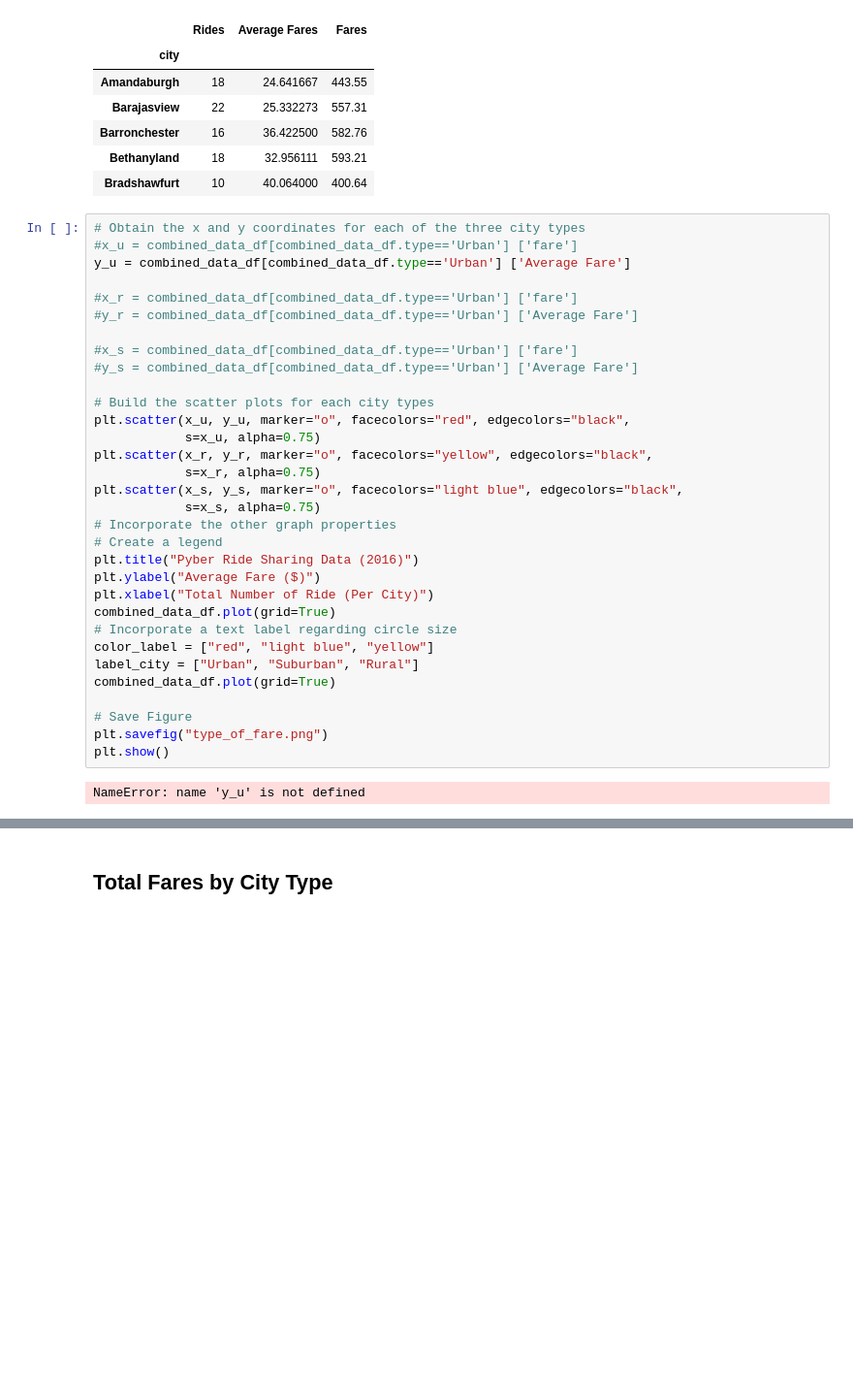
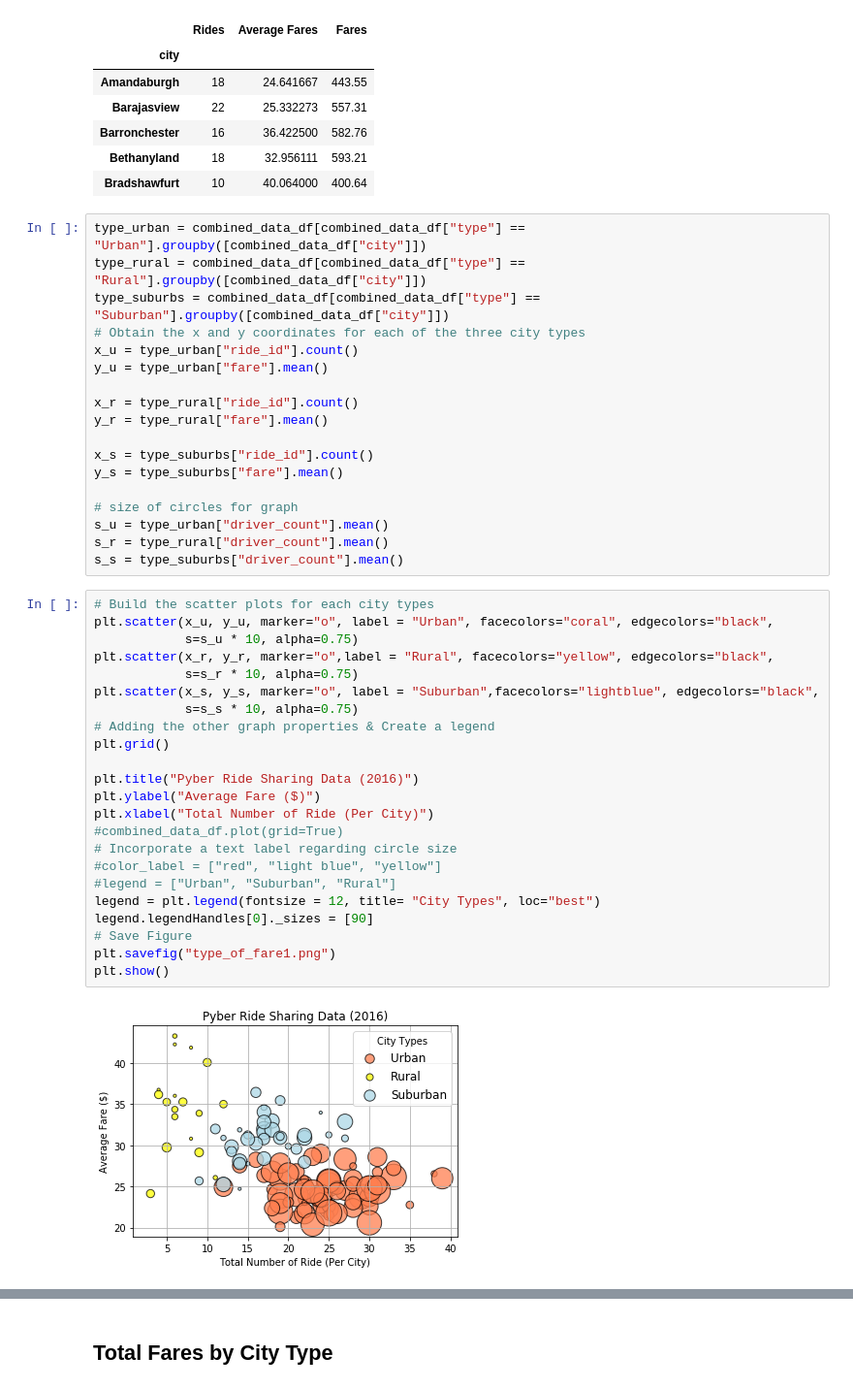
Before and after one commit to Yanrice/ClassSubmissions, a Jupyter notebook: Homework 6 Matplotlib/Pyber/pyber_starter.ipynb, the cells around one changed output, grey strips where cells are left out. Shown: that part at 97% size. Cells and saved outputs as stored; diff of their text form; blank space fills up the shorter version.

```diff
--- a/Homework 6 Matplotlib/Pyber/pyber_starter.ipynb
+++ b/Homework 6 Matplotlib/Pyber/pyber_starter.ipynb
@@ -60,37 +52,46 @@ merge_table.head()
 | Barronchester | 16 | 36.422500 | 582.76 |
 | Bethanyland | 18 | 32.956111 | 593.21 |
 | Bradshawfurt | 10 | 40.064000 | 400.64 |
+# %%
+type_urban = combined_data_df[combined_data_df["type"] == "Urban"].groupby([combined_data_df["city"]])
+type_rural = combined_data_df[combined_data_df["type"] == "Rural"].groupby([combined_data_df["city"]])
+type_suburbs = combined_data_df[combined_data_df["type"] == "Suburban"].groupby([combined_data_df["city"]])
+# Obtain the x and y coordinates for each of the three city types
+x_u = type_urban["ride_id"].count()
+y_u = type_urban["fare"].mean()
+
+x_r = type_rural["ride_id"].count()
+y_r = type_rural["fare"].mean()
+
+x_s = type_suburbs["ride_id"].count()
+y_s = type_suburbs["fare"].mean()
+
+# size of circles for graph
+s_u = type_urban["driver_count"].mean()
+s_r = type_rural["driver_count"].mean()
+s_s = type_suburbs["driver_count"].mean()
 # %%
-# Obtain the x and y coordinates for each of the three city types
-#x_u = combined_data_df[combined_data_df.type=='Urban'] ['fare']
-y_u = combined_data_df[combined_data_df.type=='Urban'] ['Average Fare']
+# Build the scatter plots for each city types
+plt.scatter(x_u, y_u, marker="o", label = "Urban", facecolors="coral", edgecolors="black",
+            s=s_u * 10, alpha=0.75)
+plt.scatter(x_r, y_r, marker="o",label = "Rural", facecolors="yellow", edgecolors="black",
+            s=s_r * 10, alpha=0.75)
+plt.scatter(x_s, y_s, marker="o", label = "Suburban",facecolors="lightblue", edgecolors="black",
+            s=s_s * 10, alpha=0.75)
+# Adding the other graph properties & Create a legend
+plt.grid()
 
-#x_r = combined_data_df[combined_data_df.type=='Urban'] ['fare']
-#y_r = combined_data_df[combined_data_df.type=='Urban'] ['Average Fare']
-
-#x_s = combined_data_df[combined_data_df.type=='Urban'] ['fare']
-#y_s = combined_data_df[combined_data_df.type=='Urban'] ['Average Fare']
-
-# Build the scatter plots for each city types
-plt.scatter(x_u, y_u, marker="o", facecolors="red", edgecolors="black",
-            s=x_u, alpha=0.75)
-plt.scatter(x_r, y_r, marker="o", facecolors="yellow", edgecolors="black",
-            s=x_r, alpha=0.75)
-plt.scatter(x_s, y_s, marker="o", facecolors="light blue", edgecolors="black",
-            s=x_s, alpha=0.75)
-# Incorporate the other graph properties
-# Create a legend
 plt.title("Pyber Ride Sharing Data (2016)")
 plt.ylabel("Average Fare ($)")
 plt.xlabel("Total Number of Ride (Per City)")
-combined_data_df.plot(grid=True)
+#combined_data_df.plot(grid=True)
 # Incorporate a text label regarding circle size
-color_label = ["red", "light blue", "yellow"]
-label_city = ["Urban", "Suburban", "Rural"]
-combined_data_df.plot(grid=True)
-
+#color_label = ["red", "light blue", "yellow"]
+#legend = ["Urban", "Suburban", "Rural"]
+legend = plt.legend(fontsize = 12, title= "City Types", loc="best")
+legend.legendHandles[0]._sizes = [90]
 # Save Figure
-plt.savefig("type_of_fare.png")
+plt.savefig("type_of_fare1.png")
 plt.show()
 # %% [output]
-NameError: name 'y_u' is not defined
+[figure, added]
```
Also changed, not shown: parts of 12 cells of this notebook, 49 other files.
